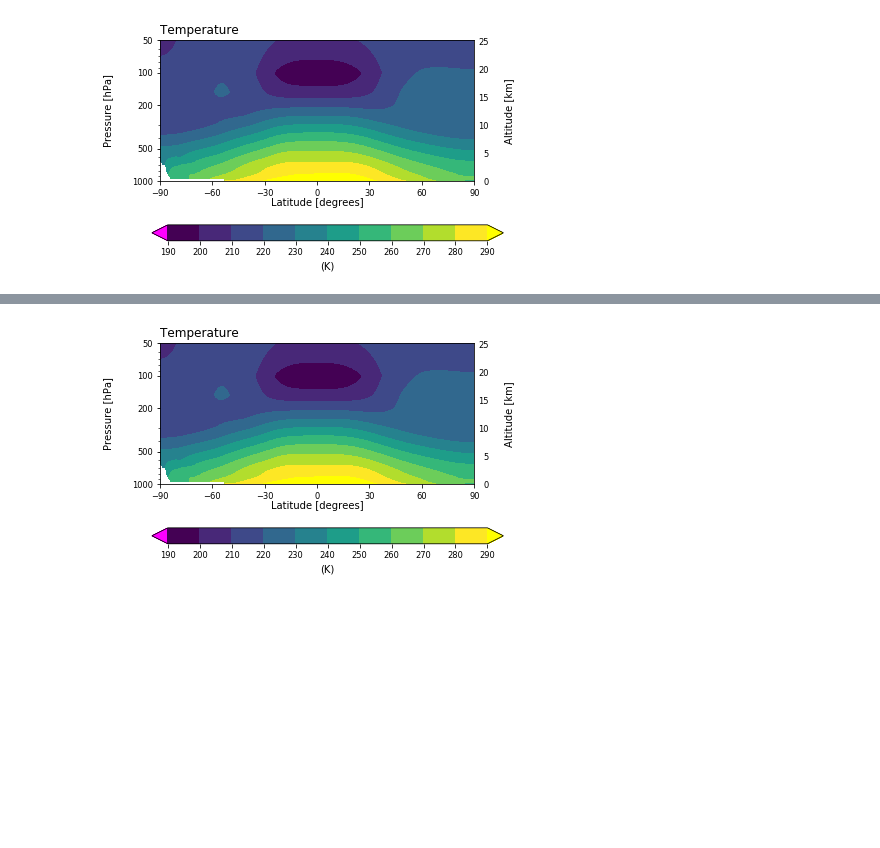
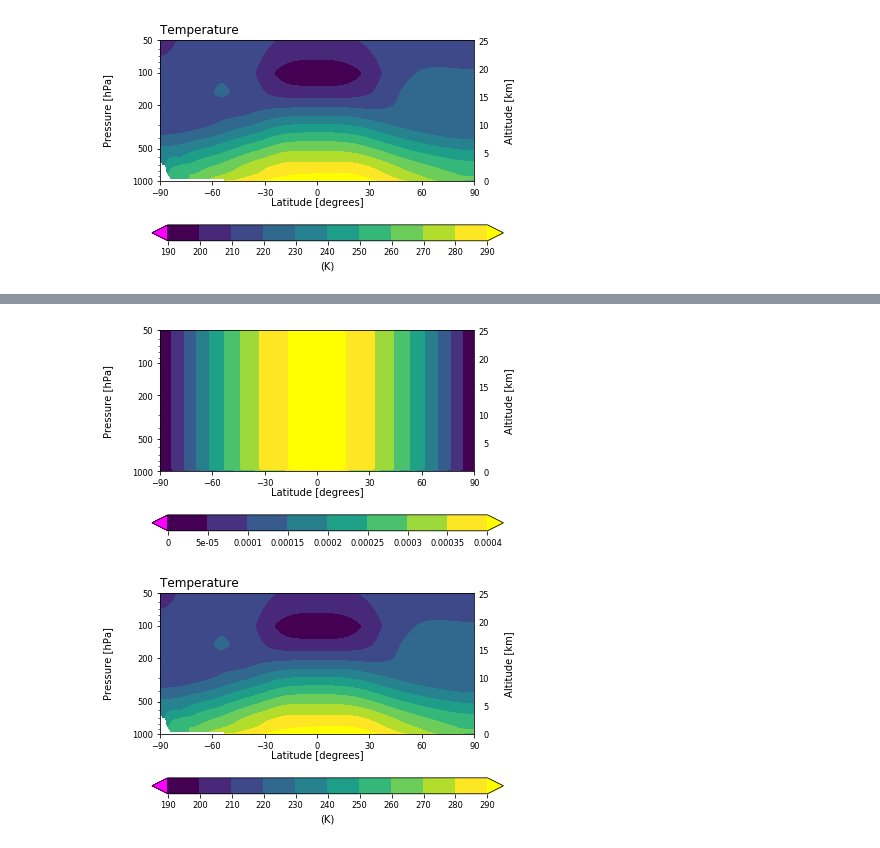
Before and after one commit to philrasch/PhilsPython, a Jupyter notebook: Notebooks/Test_Zonal_Avg-V2.ipynb, the cells around one changed output, grey strips where cells are left out. Cells and saved outputs as stored; diff of their text form; code cells hidden in the pictures; blank space fills up the shorter version.

```diff
--- a/Notebooks/Test_Zonal_Avg-V2.ipynb
+++ b/Notebooks/Test_Zonal_Avg-V2.ipynb
@@ -211,8 +211,10 @@ print "newcol", pnew[:,0,0]
 ynew = interp_along_axis(T.data, pold, pnew, axis=0, inverse=False, method='linear')
 #print "ynew", ynew.shape
 #print "ynew00", ynew[:,0,0]
-nlevs = cdms2.createAxis(niceeta)
+nlevs = cdms2.createAxis(niceeta,id="plev")
+print "T info", T.info()
 TP0 = T.pressureRegrid(nlevs)
+print "TP0 info", TP0.info()
 print "missing val", TP0.missing_value
 llist = (TP0 > 0.9*TP0.missing_value)
 TP0.data[:] = ynew
@@ -245,0 +282,77 @@ plotZMf(TP0xav, lat2, levsp)
+# %%
+
+levsp = TP0xav.getAxis(0)
+# a rough algorithm for pressure weights
+pc = levsp.getData() # layer midpoint pressures
+print "pc", pc
+pw = (pc[0:-1]+pc[1:])/2.; # assume interfaces halfway between layers
+pbot = 1012.
+ptop = 0.
+pw = np.insert(pw,0,ptop)
+pw = np.append(pw,pbot)
+print "pw", pw
+pc2 = (pw[0:-1]+pw[1:])/2.
+print "pc2", pc2
+dp = (pw[1:]-pw[0:-1])
+dp[0] = dp[1]
+print "dp", dp
+
+#T.info()
+ax = T.getAxis(1)
+y1 = ax.getData()
+print "axis", y1
+# reconstruct grid from a general description
+# if there are J cell centers and no center at the equator,
+# assume the distance between the J-2 cell centers not nearest the pole are
+# separated by a distance pi/(J-1), and there are J-1 walls surrounding
+# those cells located the
+# the same distance apart. That means the distance from the southern most
+# wall to the northern most are pi*(J-1)/(J-2) apart.
+# center that row of cells about the equator and define a
+# cell poleward of those two walls with one wall at the pole, and the center in between
+# so those cells walls are located pi/(2(J-2)) apart, and the cell center
+# is pi/(4*(J-2)) from the pole
+# lets make it concrete. If J is 4, then
+# the 2 cells away from the poles are located pi/3 apart
+# those cells occupy a length of 2*pi/3
+# the southern most cell wall (not at the pole) should be located at -pi/6
+# the northern most cell wall (not at the pole) will be at 5*pi/6
+# the southern most cell center will be halfway between,
+# i.e. 5*pi/12 away from the pole
+j = 192# 4
+pi = np.pi
+dy = 180./(j-1)
+y = np.arange(j-2)*dy # relative location of interior cell centers
+yw = np.arange(j-1)*dy # relative location of cell walls
+ys = dy/4. # rel loc southern cell near pole
+yn = 180.-dy/4. # rel loc northern cell near pole
+yws = 0.
+yw = yw + dy/2.
+ywn = yw[-1]+dy/2.
+y = np.insert(y+dy,0,ys)
+y = np.append(y,yn)-90.
+yw = np.insert(yw,0,yws) # insert cell walls
+yw = np.append(yw,ywn)-90.
+# print "y", y
+print "yw", yw
+y2 = (yw[0:-1]+yw[1:])/2.; # cell centers between walls
+syw = np.sin(yw*pi/180.)
+wts = (syw[1:]-syw[0:-1])
+print "sum wts", wts.sum()
+print "y2", y2
+#print "yws,ywn", yws, ywn
+#print "dy is ", dy, y1[1]-y1[0], y1[2]-y1[1]
+#print "alternate ", y1[1:-1]-y1[0:-2]
+
+#y
+weights = np.outer(dp, wts)
+num = np.size(weights)
+print "num", num
+ws = weights.reshape(num).sum()
+weights = weights/ws
+print "weights ", weights.shape, weights.reshape(num).sum(), weights
+
+
+levsp = TP2xav.getAxis(0)
+plotZMf(weights, lat2, levsp)
+# %% [output]
@@ -246 +376,2 @@ plotZMf(TP0xav, lat2, levsp)
+[figure, added]
 # %%
```
Also changed, not shown: parts of 5 cells of this notebook, 7 other files.
